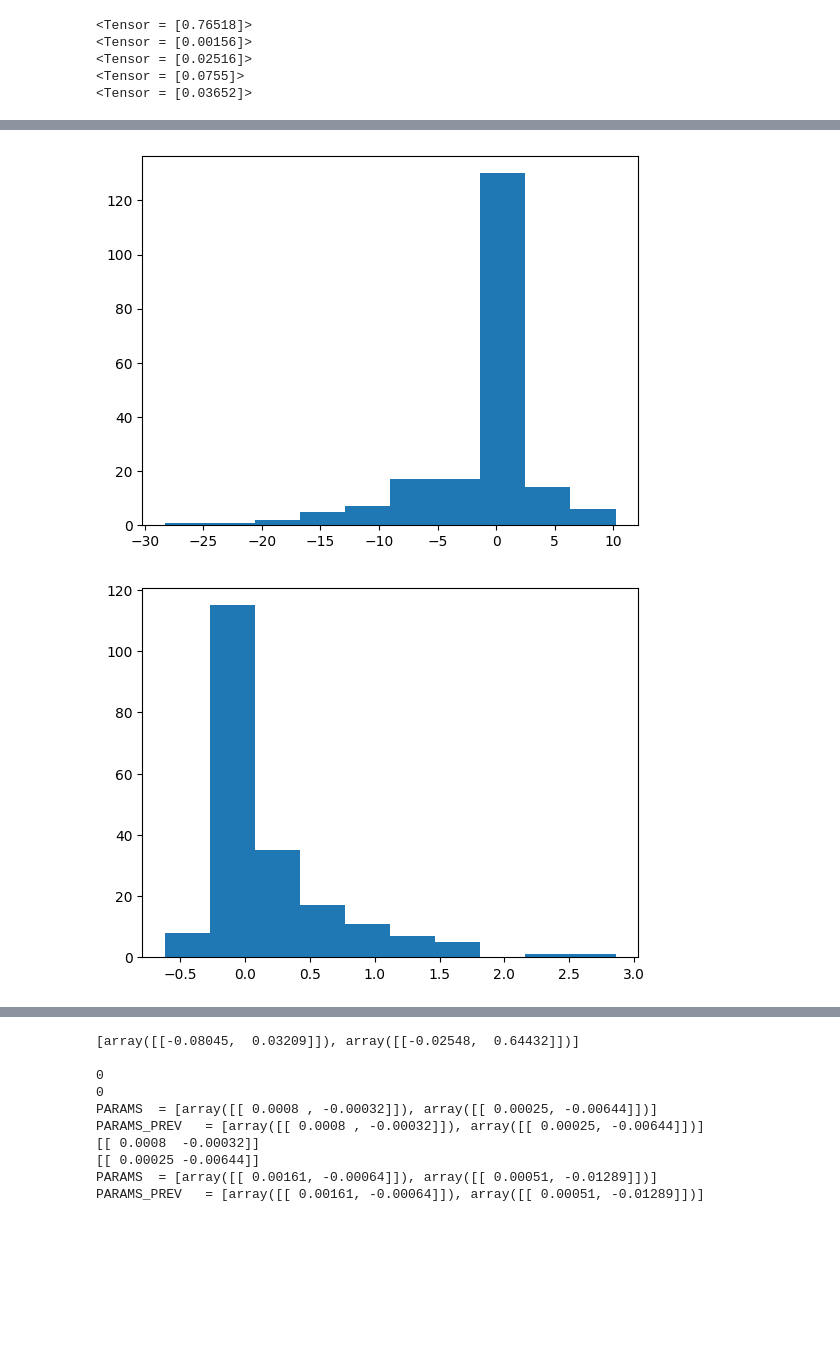
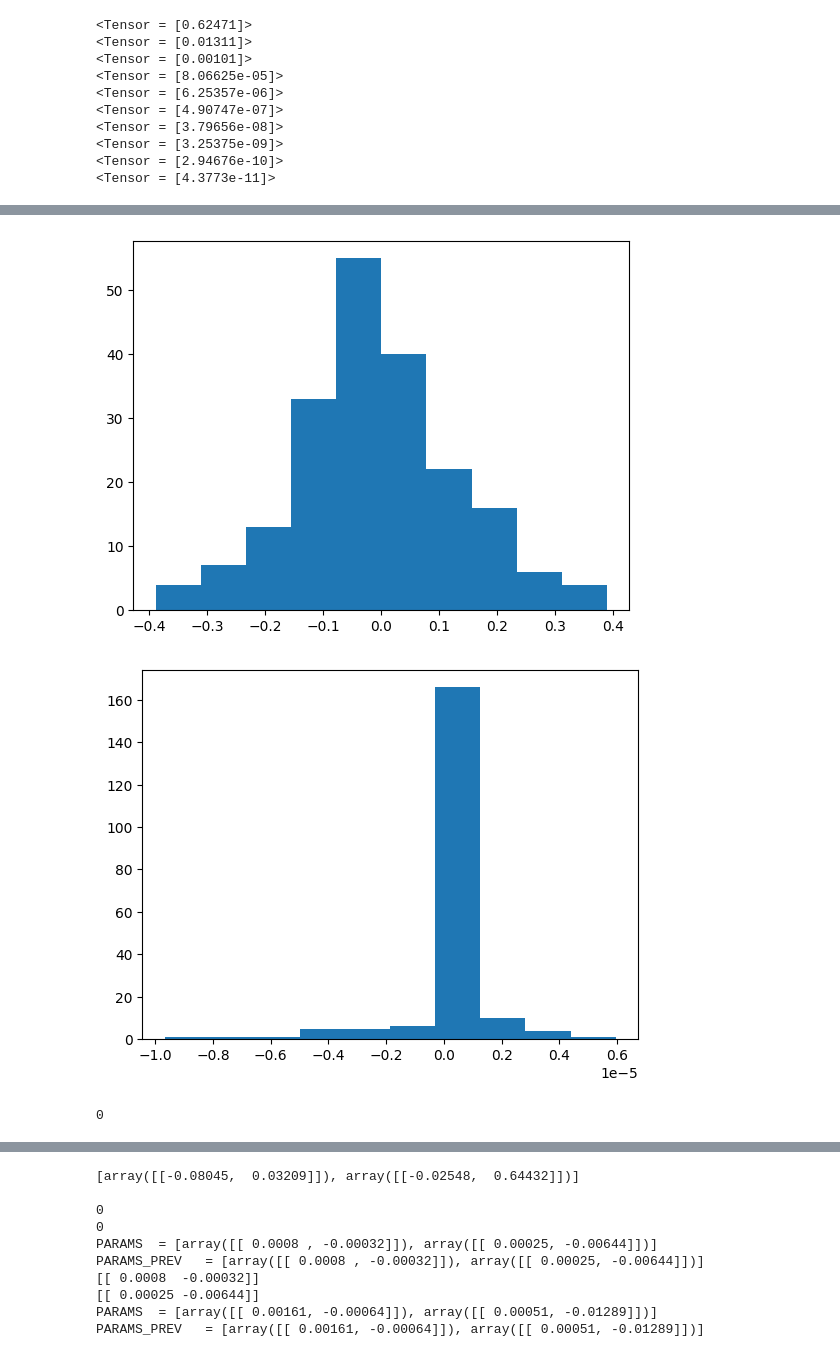
Before and after one commit to PavleAndric/MiniFrameworkV2, a Jupyter notebook: Mini/proba1.ipynb, the cells around one changed output, grey strips where cells are left out. Drawn from its saved outputs; the diff is of its cells as text; code cells hidden in the pictures; blank space fills up the shorter version.

Commit message:
added momentum

```diff
--- a/Mini/proba1.ipynb
+++ b/Mini/proba1.ipynb
@@ -18,11 +18,11 @@ class xor_net_torch():
     def forward(self, x):
         o = torch.nn.ReLU()
         fir = o(x.matmul(self.L1))
-        out = fir.matmul(self.L2) * 0.2
+        out = fir.matmul(self.L2) * 0.3
         return out
 
 xor_torch = xor_net_torch()
-optim = torch.optim.SGD((xor_torch.L1, xor_torch.L2),lr = 0.01)
+optim = torch.optim.SGD((xor_torch.L1, xor_torch.L2),lr = 0.001, momentum = 0.9)
 
 
 X_data_torch = torch.Tensor([[1.,0.], [1., 1.], [0., 0.], [0.,1.]])
@@ -31,15 +31,16 @@ loss_ = []
 empty_numpy  = np.array([])
 empty_numpy2  = np.array([])
 
-for i in range(250):
+for i in range(1000):
     for x, y in zip(X_data_torch ,Y_data_torch):
 
-        optim.zero_grad()
+
 
         logits = xor_torch.forward(x)
 
         loss = ((y - logits)**2)
 
+        optim.zero_grad()
 
         loss_.append(loss)
 
@@ -52,7 +53,7 @@ for i in range(250):
 
 
 
-    if i % 50 == 0:
+    if i % 100 == 0:
         print(loss)
 
 import matplotlib.pyplot as plt
@@ -341,15 +361,19 @@ np.random.seed(100)
 x = np.random.randn(2, 100) * 0.1
 y = np.random.randn(100, 1)
 
+
+x = x.astype(np.float32)
+y = y.astype(np.float32)
+
 class xor_net_mini():
 
     def __init__(self):
-        self.L1 = Tensor(x)
-        self.L2 = Tensor(y)
+        self.L1 = Tensor(x) # 2x100
+        self.L2 = Tensor(y) # 100x1
 
     def forward(self, x):
-        fir = x.dot(self.L1).ReLU()
-        out = fir.dot(self.L2) * 0.2
+        fir = x.dot(self.L1).ReLU()   # 2x1
+        out = fir.dot(self.L2)  *0.3
         return out
 
 xor_mini = xor_net_mini()
@@ -363,26 +387,30 @@ losses = []
 empty_numpy  = np.array([])
 empty_numpy2  = np.array([])
 
-for i in range(250):
+for i in range(1000):
     for x, y in zip(X_data_mini ,Y_data_mini):
 
+        logits = xor_mini.forward(x)
 
-        logits = xor_mini.forward(x)
 
         loss =  ((y - logits)**2)
 
         losses.append(loss)
 
-        optim1.zero_grad(loss.ALL_PARAMS)
-
         loss.backward()
 
         optim1.step()
 
-        p = np.append(empty_numpy, xor_mini.L1.data.flatten())
         o = np.append(empty_numpy2, xor_mini.L1.grad.data.flatten())
 
-    if i % 50 == 0:
+        optim1.zero_grad(loss.ALL_PARAMS)
+
+
+
+        p = np.append(empty_numpy, xor_mini.L1.data.flatten())
+
+
+    if i % 100 == 0:
         print(loss)
 
 loss_plot = [x.data for x in losses]
@@ -394,9 +422,15 @@ plt.show()
 
 plt.hist(o)
 plt.show()
+print(xor_mini.L1.grad)
 # %% [output]
-<Tensor = [0.76518]>
-<Tensor = [0.00156]>
-<Tensor = [0.02516]>
-<Tensor = [0.0755]>
-<Tensor = [0.03652]>
+<Tensor = [0.62471]>
+<Tensor = [0.01311]>
+<Tensor = [0.00101]>
+<Tensor = [8.06625e-05]>
+<Tensor = [6.25357e-06]>
+<Tensor = [4.90747e-07]>
+<Tensor = [3.79656e-08]>
+<Tensor = [3.25375e-09]>
+<Tensor = [2.94676e-10]>
+<Tensor = [4.3773e-11]>
@@ -404,2 +438,3 @@ plt.show()
-[figure, old version]
+[figure, new version]
-[figure, old version]
+[figure, new version]
+0
```
Also changed, not shown: parts of 5 cells of this notebook, 1 other file.
